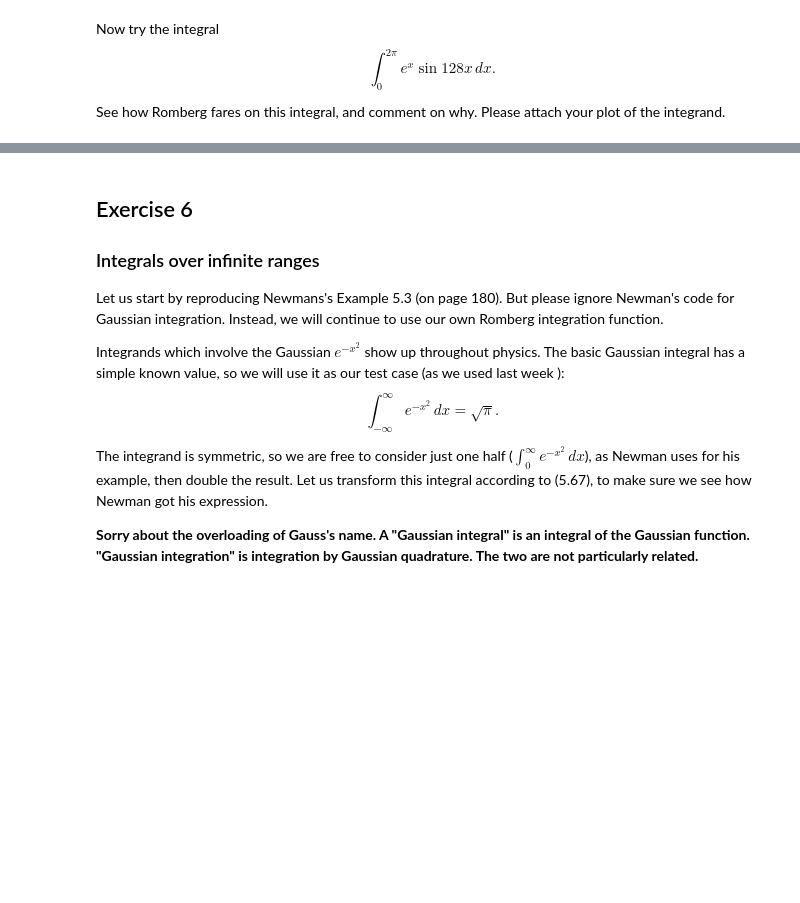
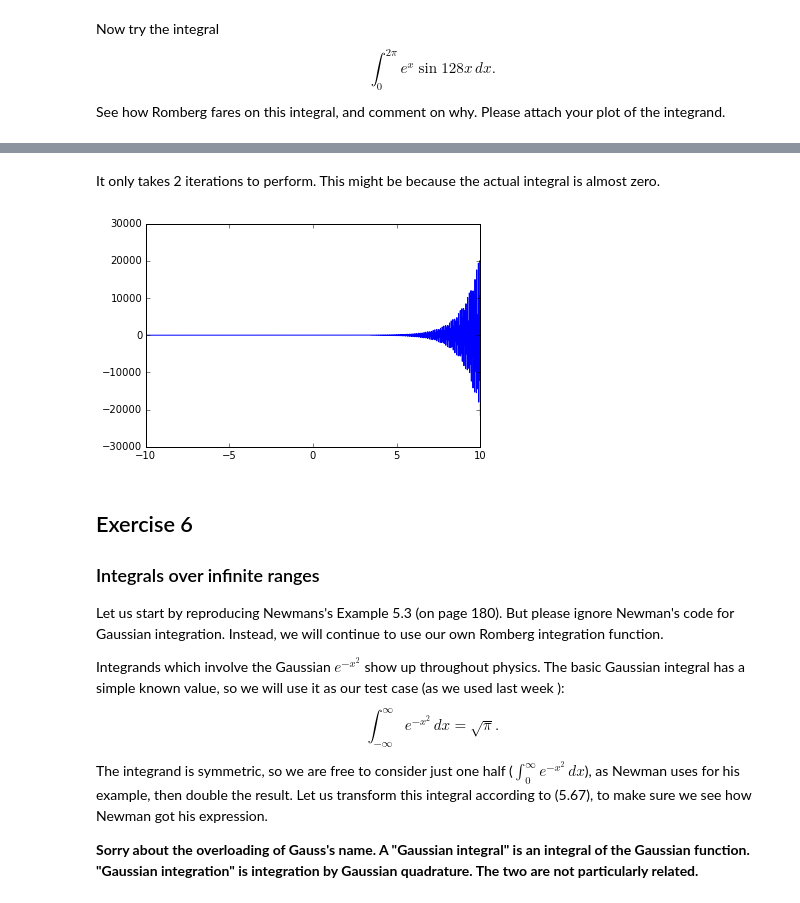
Before and after one commit to elevally/Weekly-Sessions, a Jupyter notebook: Weekly Session 5.ipynb, the cells around one changed output, grey strips where cells are left out. Drawn from its saved outputs; the diff is of its cells as text; code cells hidden in the pictures; blank space fills up the shorter version.

```diff
--- a/Weekly Session 5.ipynb
+++ b/Weekly Session 5.ipynb
@@ -411,0 +443,6 @@ Answer here
+# %%
+def f3(z):
+    return math.exp(z)*math.sin(128*z)
+
+I = romberg.romberg(f3, (0,2*math.pi), 10**(-10), verbose = True)
+print(I)
@@ -412,3 +458,19 @@ Answer here
+# %% [markdown]
+<div class=answer>
+<div/>
+It only takes 2 iterations to perform.  This might be because the actual integral is almost zero.
+# %%
+x = []
+y = []
+
+for t in np.linspace(-10,10,1000):
+    x.append(t)
+    y.append(f3(t))
+
+plt.plot(x,y)
+plt.show()
+# %% [output]
+[figure, added]
 # %% [markdown]
 ## Exercise 6
 ### Integrals over infinite ranges
```
Also changed, not shown: parts of 32 cells of this notebook.
